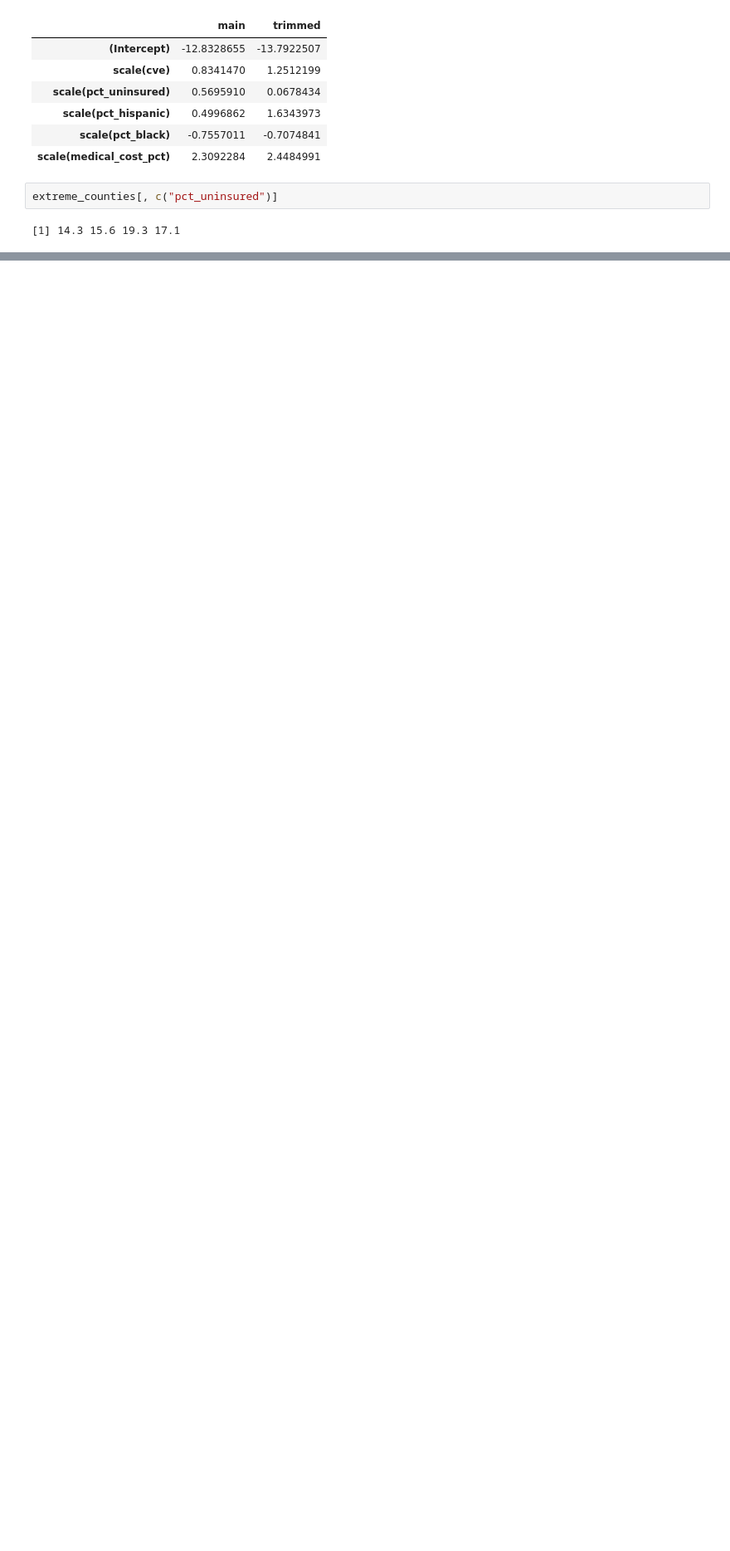
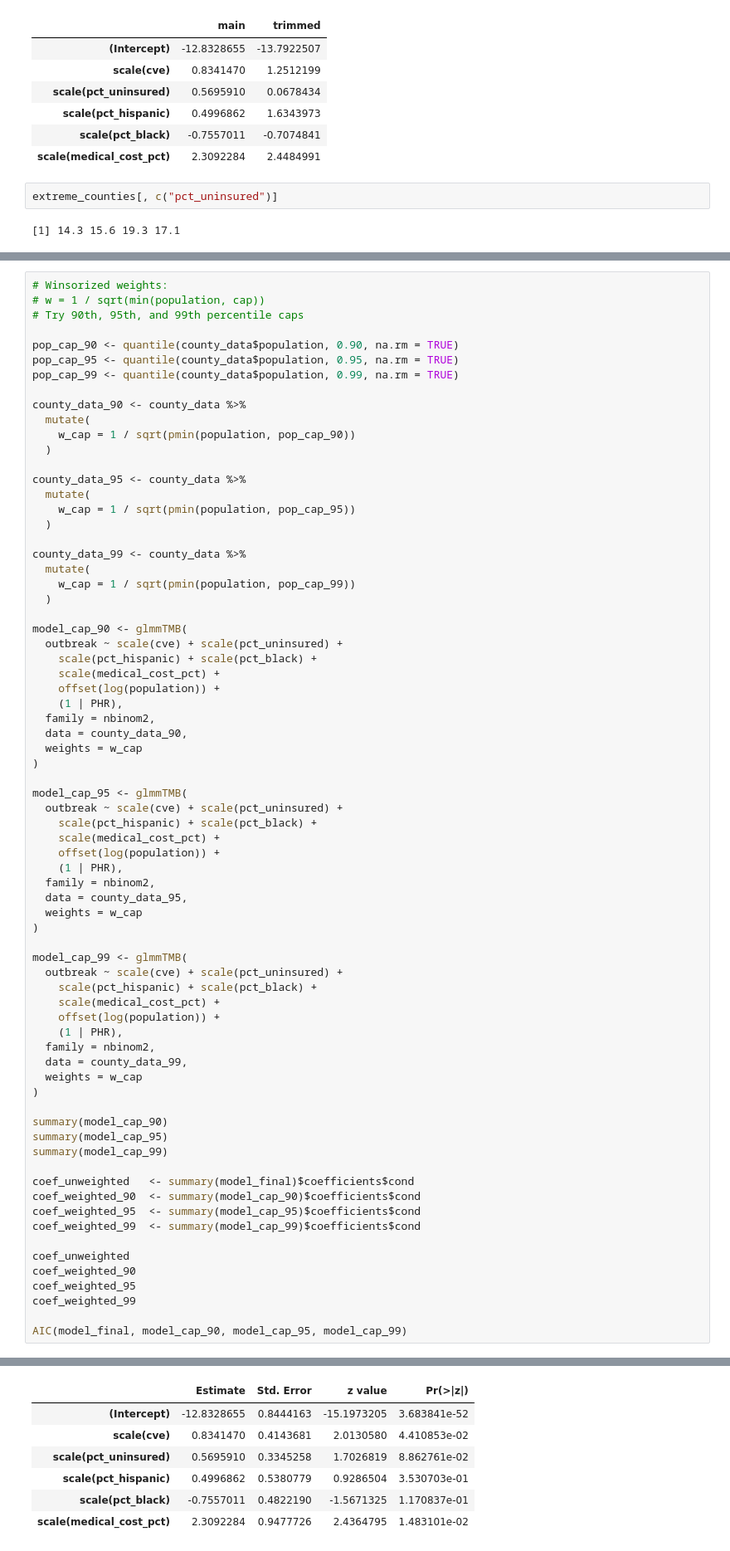
Before and after one commit to aichacamara/Measles-Outbreak-and-Public-Policy-Reluctance, a Jupyter notebook: 2026SP-stat/brfss_w_cve.ipynb, the cells around one changed output, grey strips where cells are left out. Shown at 83% size. Saved outputs shown, nothing was run; the diff lists cells and outputs as text; blank space fills up the shorter version.

```diff
--- a/2026SP-stat/brfss_w_cve.ipynb
+++ b/2026SP-stat/brfss_w_cve.ipynb
@@ -937,0 +1102,73 @@ ggplot(county_data_model, aes(x = group, y = pct_uninsured, fill = group)) +
+# %%
+# Winsorized weights:
+# w = 1 / sqrt(min(population, cap))
+# Try 90th, 95th, and 99th percentile caps
+
+pop_cap_90 <- quantile(county_data$population, 0.90, na.rm = TRUE)
+pop_cap_95 <- quantile(county_data$population, 0.95, na.rm = TRUE)
+pop_cap_99 <- quantile(county_data$population, 0.99, na.rm = TRUE)
+
+county_data_90 <- county_data %>%
+  mutate(
+    w_cap = 1 / sqrt(pmin(population, pop_cap_90))
+  )
+
+county_data_95 <- county_data %>%
+  mutate(
+    w_cap = 1 / sqrt(pmin(population, pop_cap_95))
+  )
+
+county_data_99 <- county_data %>%
+  mutate(
+    w_cap = 1 / sqrt(pmin(population, pop_cap_99))
+  )
+
+model_cap_90 <- glmmTMB(
+  outbreak ~ scale(cve) + scale(pct_uninsured) +
+    scale(pct_hispanic) + scale(pct_black) +
+    scale(medical_cost_pct) +
+    offset(log(population)) +
+    (1 | PHR),
+  family = nbinom2,
+  data = county_data_90,
+  weights = w_cap
+)
+
+model_cap_95 <- glmmTMB(
+  outbreak ~ scale(cve) + scale(pct_uninsured) +
+    scale(pct_hispanic) + scale(pct_black) +
+    scale(medical_cost_pct) +
+    offset(log(population)) +
+    (1 | PHR),
+  family = nbinom2,
+  data = county_data_95,
+  weights = w_cap
+)
+
+model_cap_99 <- glmmTMB(
+  outbreak ~ scale(cve) + scale(pct_uninsured) +
+    scale(pct_hispanic) + scale(pct_black) +
+    scale(medical_cost_pct) +
+    offset(log(population)) +
+    (1 | PHR),
+  family = nbinom2,
+  data = county_data_99,
+  weights = w_cap
+)
+
+summary(model_cap_90)
+summary(model_cap_95)
+summary(model_cap_99)
+
+coef_unweighted   <- summary(model_final)$coefficients$cond
+coef_weighted_90  <- summary(model_cap_90)$coefficients$cond
+coef_weighted_95  <- summary(model_cap_95)$coefficients$cond
+coef_weighted_99  <- summary(model_cap_99)$coefficients$cond
+
+coef_unweighted
+coef_weighted_90
+coef_weighted_95
+coef_weighted_99
+
+AIC(model_final, model_cap_90, model_cap_95, model_cap_99)
+# %% [output]
@@ -937,0 +1227,7 @@ ggplot(county_data_model, aes(x = group, y = pct_uninsured, fill = group)) +
+|  | Estimate | Std. Error | z value | Pr(>|z|) |
+| (Intercept) | -12.8328655 | 0.8444163 | -15.1973205 | 3.683841e-52 |
+| scale(cve) | 0.8341470 | 0.4143681 | 2.0130580 | 4.410853e-02 |
+| scale(pct_uninsured) | 0.5695910 | 0.3345258 | 1.7026819 | 8.862761e-02 |
+| scale(pct_hispanic) | 0.4996862 | 0.5380779 | 0.9286504 | 3.530703e-01 |
+| scale(pct_black) | -0.7557011 | 0.4822190 | -1.5671325 | 1.170837e-01 |
+| scale(medical_cost_pct) | 2.3092284 | 0.9477726 | 2.4364795 | 1.483101e-02 |
```
Also changed, not shown: parts of 28 cells of this notebook, 2 other files.
